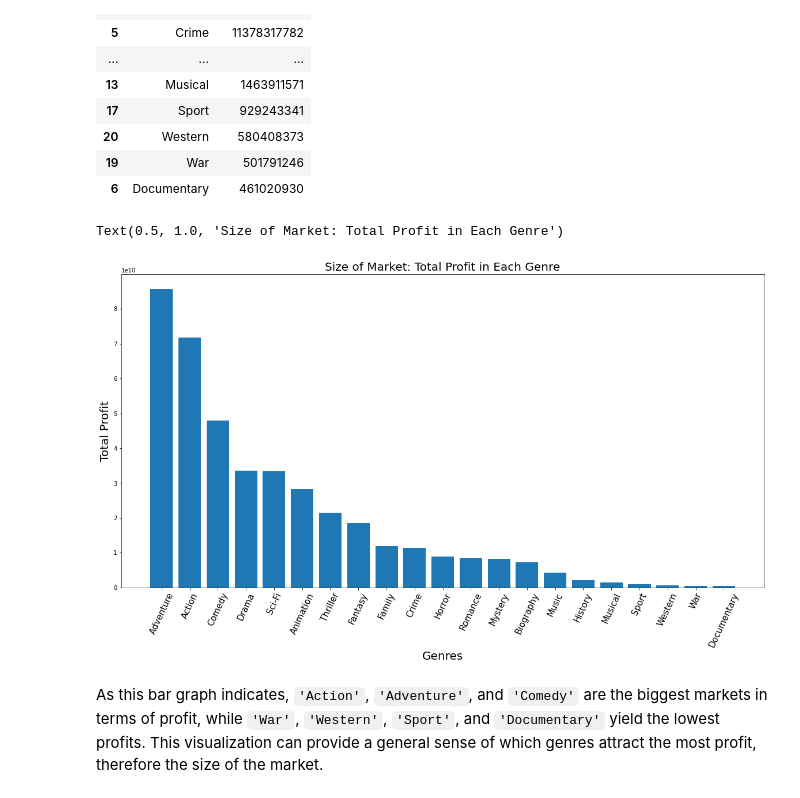
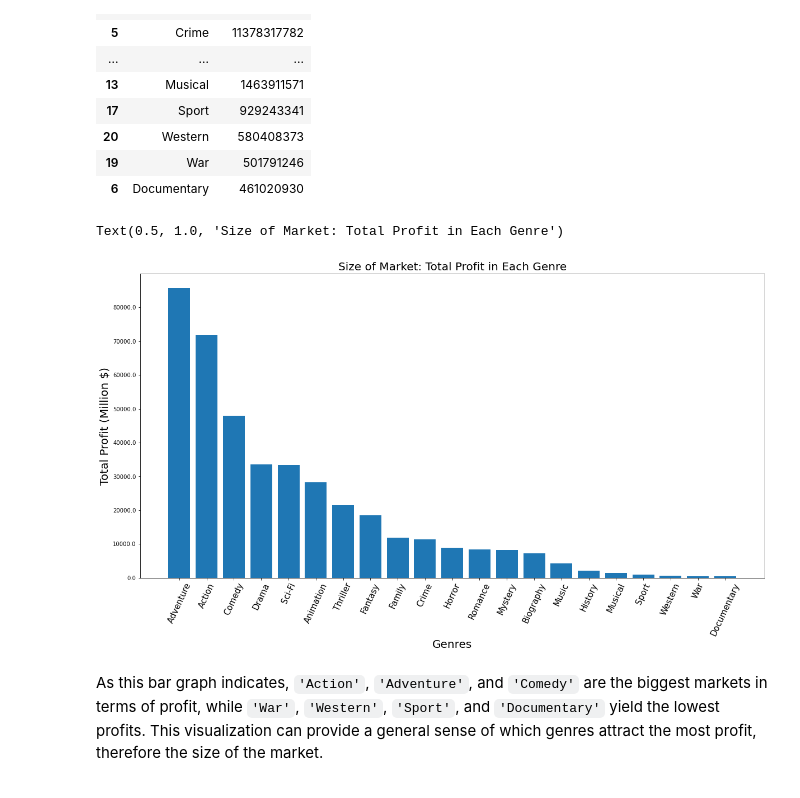
Before and after one commit to soohojp/Phase-1-Project-Best-Team-, a Jupyter notebook: master_dataset.ipynb, the cells around one changed output. Cells and saved outputs as stored; diff of their text form; code cells hidden in the pictures.

```diff
--- a/master_dataset.ipynb
+++ b/master_dataset.ipynb
@@ -271,15 +271,16 @@ genretotalprofitdf
 # %%
 fig, ax = plt.subplots(figsize = (20,10))
 x = genretotalprofitdf['Genre']
 y = genretotalprofitdf['Total Profit']
 ax.bar(x,y)
 plt.xticks(fontsize = 15, rotation = 65)
+ax.set_yticklabels(ax.get_yticks()//1000000)
 ax.set_xlabel("Genres", fontsize = 20)
-ax.set_ylabel("Total Profit", fontsize = 20)
+ax.set_ylabel("Total Profit (Million $)", fontsize = 20)
 ax.set_title("Size of Market: Total Profit in Each Genre", fontsize = 20)
 # %% [output]
 Text(0.5, 1.0, 'Size of Market: Total Profit in Each Genre')
-[figure, old version]
+[figure, new version]
 # %% [markdown]
 As this bar graph indicates, `'Action'`, `'Adventure'`, and `'Comedy'` are the biggest markets in terms of profit, while `'War'`, `'Western'`, `'Sport'`, and `'Documentary'` yield the lowest profits. This visualization can provide a general sense of which genres attract the most profit, therefore the size of the market.
 # %% [markdown]
```
Also changed, not shown: parts of 5 cells of this notebook, 7 other files.
